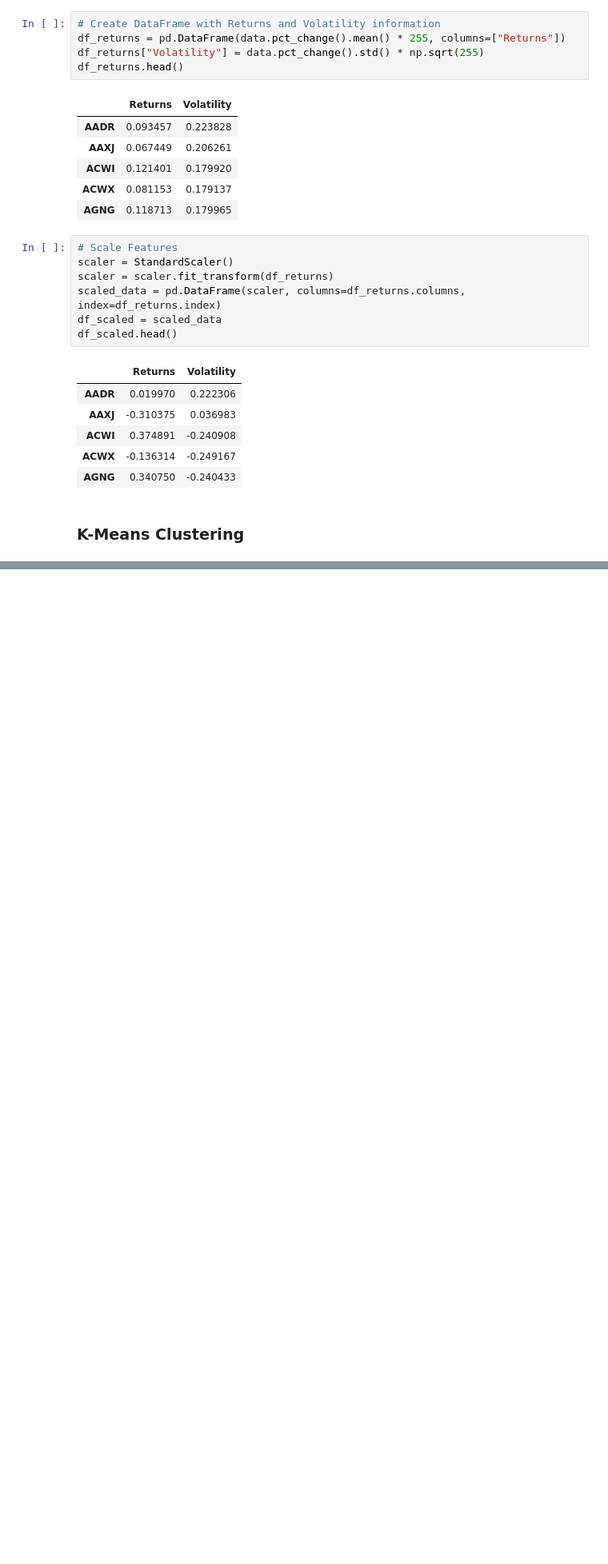
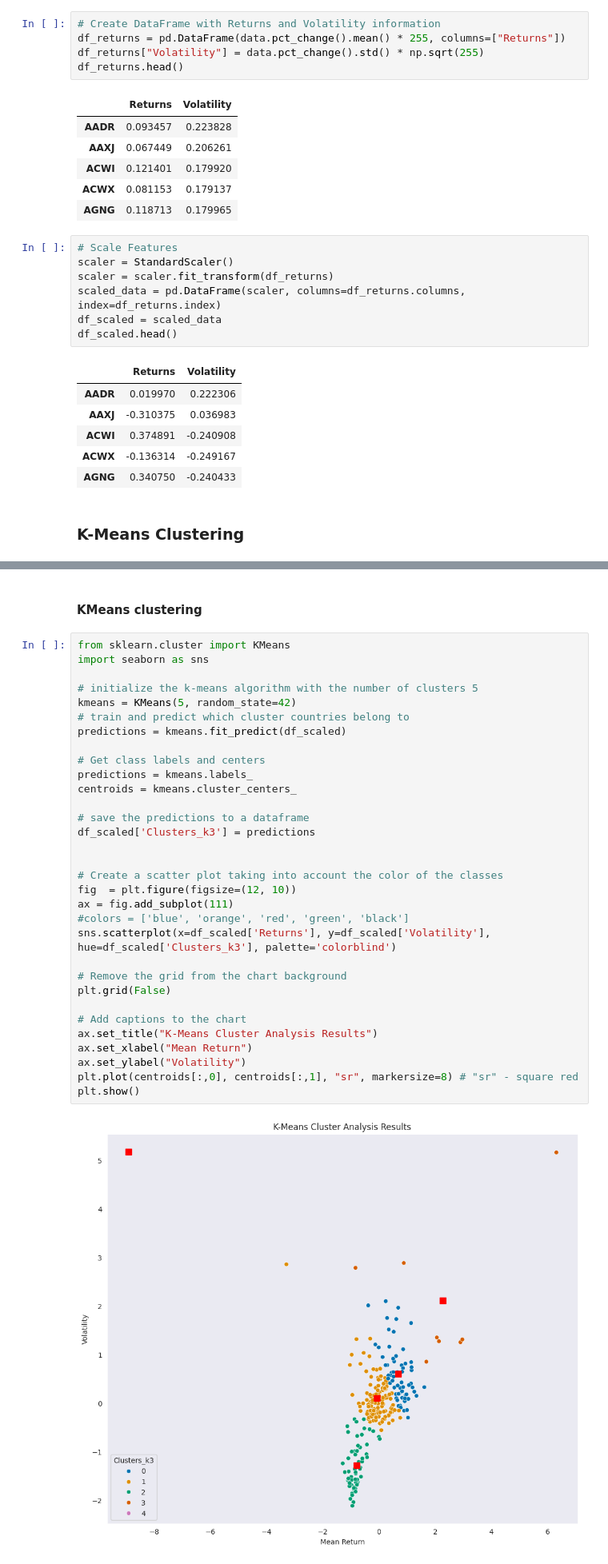
Before and after one commit to dkalenov/ML-Stock-Crypto-Trading, a Jupyter notebook: K_Means_Clustering.ipynb, the cells around one changed output, grey strips where cells are left out. Shown at 80% size. Drawn from its saved outputs; the diff is of its cells as text; blank space fills up the shorter version.

```diff
--- a/K_Means_Clustering.ipynb
+++ b/K_Means_Clustering.ipynb
@@ -210,0 +209,36 @@ Feature Number Current:  131
+# %% [markdown]
+#### KMeans clustering
+# %%
+from sklearn.cluster import KMeans
+import seaborn as sns
+
+# initialize the k-means algorithm with the number of clusters 5
+kmeans = KMeans(5, random_state=42)
+# train and predict which cluster countries belong to
+predictions = kmeans.fit_predict(df_scaled)
+
+# Get class labels and centers
+predictions = kmeans.labels_
+centroids = kmeans.cluster_centers_
+
+# save the predictions to a dataframe
+df_scaled['Clusters_k3'] = predictions
+
+
+# Create a scatter plot taking into account the color of the classes
+fig  = plt.figure(figsize=(12, 10))
+ax = fig.add_subplot(111)
+#colors = ['blue', 'orange', 'red', 'green', 'black']
+sns.scatterplot(x=df_scaled['Returns'], y=df_scaled['Volatility'], hue=df_scaled['Clusters_k3'], palette='colorblind')
+
+# Remove the grid from the chart background
+plt.grid(False)
+
+# Add captions to the chart
+ax.set_title("K-Means Cluster Analysis Results")
+ax.set_xlabel("Mean Return")
+ax.set_ylabel("Volatility")
+plt.plot(centroids[:,0], centroids[:,1], "sr", markersize=8) # "sr" - square red
+plt.show()
+# %% [output]
+[figure, added]
```
Also changed, not shown: parts of 40 cells of this notebook.
